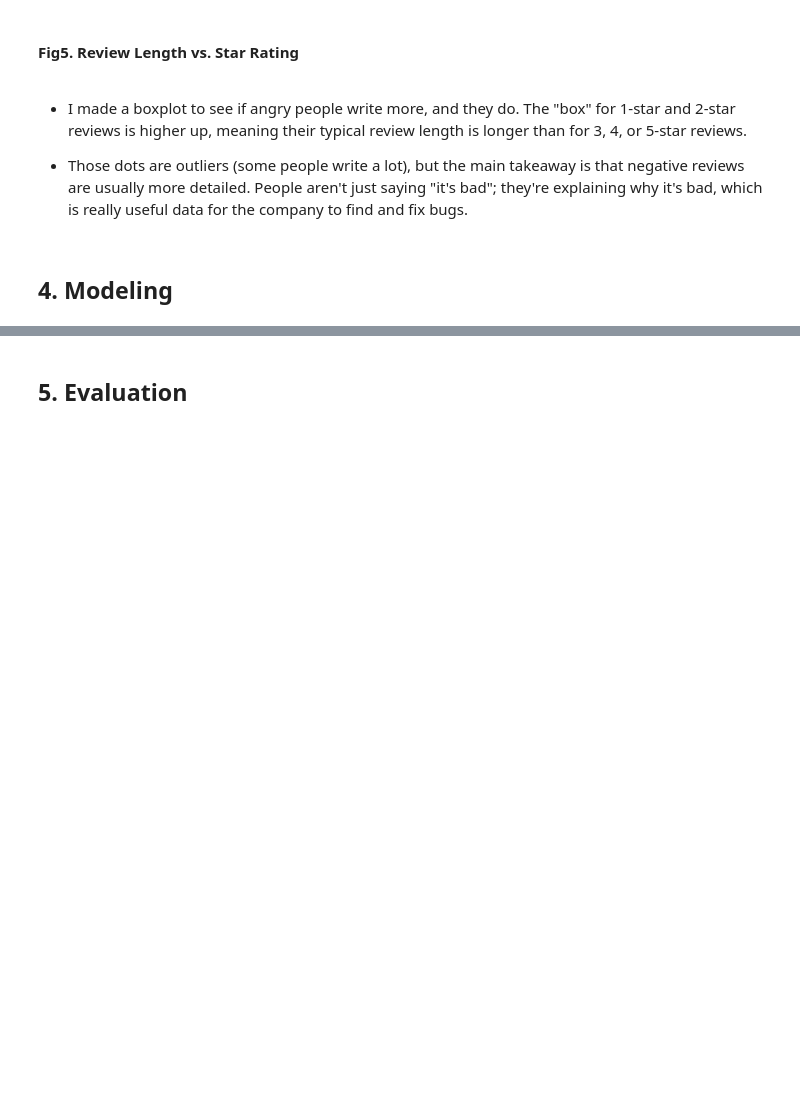
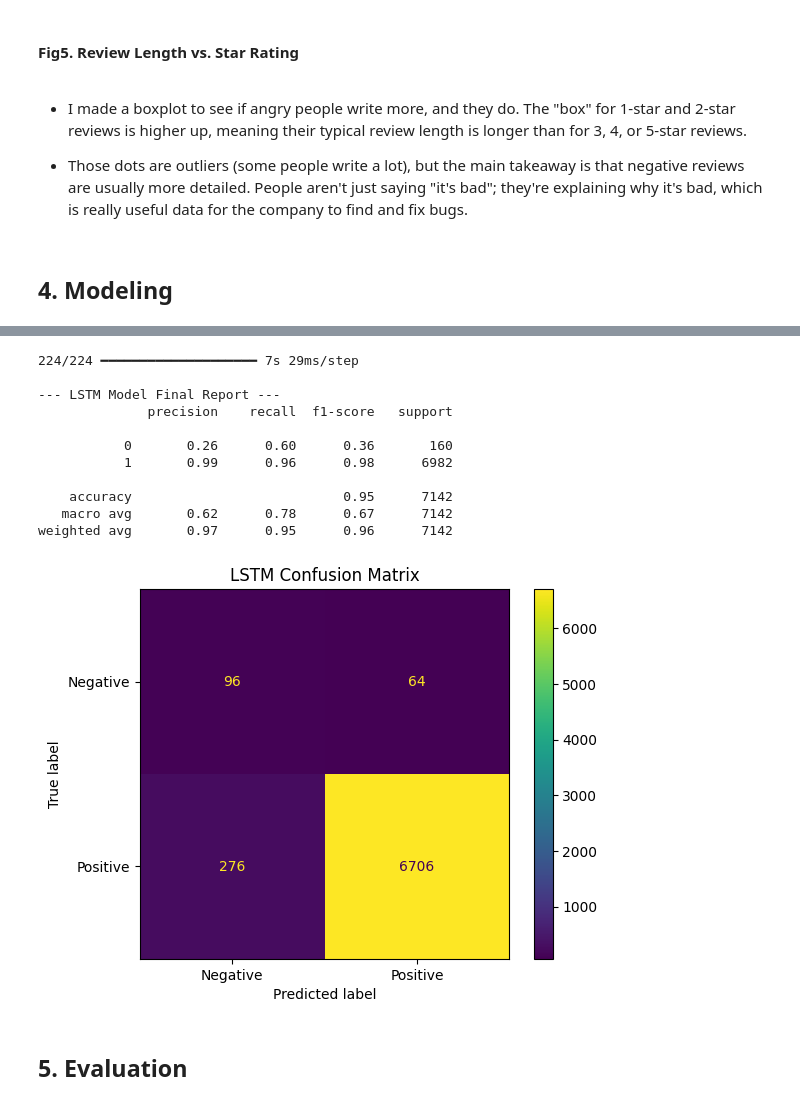
Before and after one commit to hungkaihsin/Capstone-Projet-of-Customer-Analytics, a Jupyter notebook: main.ipynb, the cells around one changed output, grey strips where cells are left out. Saved outputs shown, nothing was run; the diff lists cells and outputs as text; code cells hidden in the pictures; blank space fills up the shorter version.

Commit message:
fix: adjusting the model

```diff
--- a/main.ipynb
+++ b/main.ipynb
@@ -348,0 +357,23 @@ MultinomialNB()
+# %%
+model = Sequential([
+    # 1. Embedding Layer: Turns word IDs into dense vectors
+    # This is the "meaning space"
+    Embedding(input_dim=MAX_VOCAB_SIZE,
+              output_dim=EMBEDDING_DIM,
+              input_length=MAX_LENGTH),
+
+    # 2. LSTM Layer: The "memory" cell that reads the sequence
+    # Bidirectional means it reads the review left-to-right AND right-to-left
+    # for even more context.
+    Bidirectional(LSTM(64, return_sequences=True)),
+    Bidirectional(LSTM(32)), # A second LSTM layer for deeper processing
+
+    # 3. Dropout Layer: Prevents the model from "memorizing"
+    Dropout(0.5),
+
+    # 4. Output Layer: A final neuron that makes the 0 or 1 decision
+    Dense(1, activation='sigmoid') # Sigmoid squashes the output between 0 and 1
+])
+
+# Get a summary of your model's architecture
+model.summary()
@@ -349,2 +442,32 @@ MultinomialNB()
+# %%
+# 1. Get predictions (as probabilities)
+y_pred_probs = model.predict(X_test_padded)
+
+# 2. Round the probabilities to get class labels
+y_pred_lstm = np.where(y_pred_probs > 0.5, 1, 0)
+
+# 3. Print the final report!
+print("\n--- LSTM Model Final Report ---")
+print(classification_report(y_test, y_pred_lstm))
+
+# 4. Plot the confusion matrix
+cm_lstm = confusion_matrix(y_test, y_pred_lstm)
+disp_lstm = ConfusionMatrixDisplay(confusion_matrix=cm_lstm, display_labels=['Negative', 'Positive'])
+disp_lstm.plot()
+plt.title('LSTM Confusion Matrix')
+plt.show()
+# %% [output]
+224/224 ━━━━━━━━━━━━━━━━━━━━ 7s 29ms/step
+
+--- LSTM Model Final Report ---
+              precision    recall  f1-score   support
+
+           0       0.26      0.60      0.36       160
+           1       0.99      0.96      0.98      6982
+
+    accuracy                           0.95      7142
+   macro avg       0.62      0.78      0.67      7142
+weighted avg       0.97      0.95      0.96      7142
+[figure, added]
 # %% [markdown]
 ## 5. Evaluation
```
Also changed, not shown: parts of 23 cells of this notebook.
